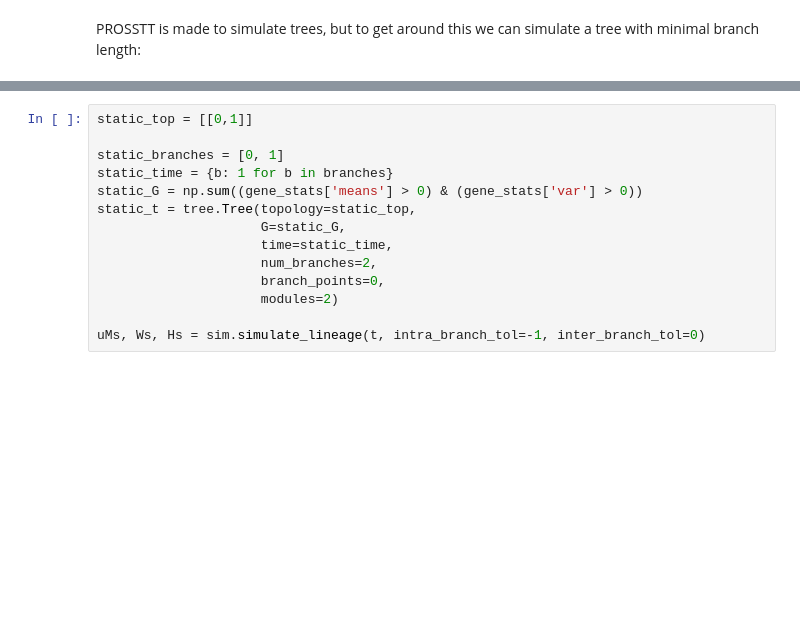
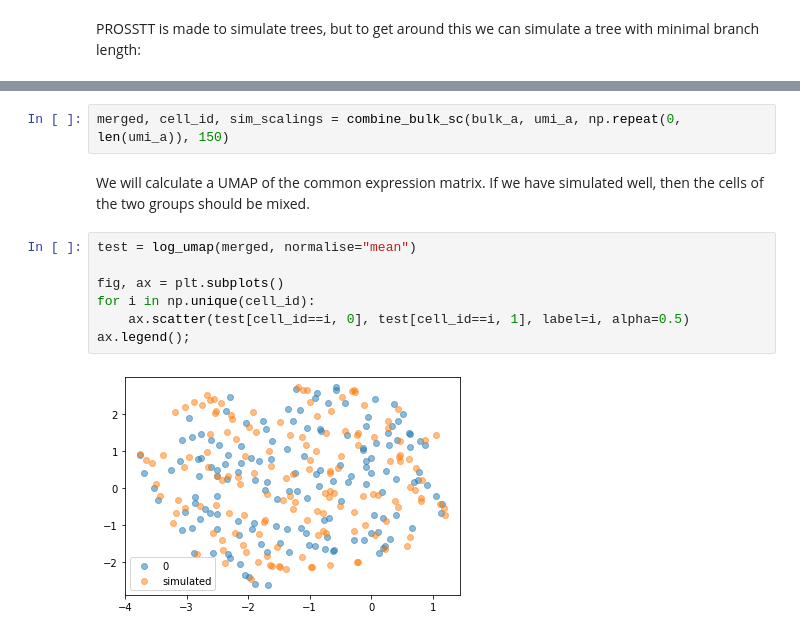
Before and after one commit to soedinglab/prosstt, a Jupyter notebook: examples/blood.ipynb, the cells around one changed output, grey strips where cells are left out. Saved outputs shown, nothing was run; the diff lists cells and outputs as text; blank space fills up the shorter version.

```diff
--- a/examples/blood.ipynb
+++ b/examples/blood.ipynb
@@ -245,14 +384,13 @@ np.sum(gene_stats['var']>0)
-# %%
-static_top = [[0,1]]
-
-static_branches = [0, 1]
-static_time = {b: 1 for b in branches}
-static_G = np.sum((gene_stats['means'] > 0) & (gene_stats['var'] > 0))
-static_t = tree.Tree(topology=static_top,
-                     G=static_G,
-                     time=static_time,
-                     num_branches=2,
-                     branch_points=0,
-                     modules=2)
-
-uMs, Ws, Hs = sim.simulate_lineage(t, intra_branch_tol=-1, inter_branch_tol=0)
+# %%
+merged, cell_id, sim_scalings = combine_bulk_sc(bulk_a, umi_a, np.repeat(0, len(umi_a)), 150)
+# %% [markdown]
+We will calculate a UMAP of the common expression matrix. If we have simulated well, then the cells of the two groups should be mixed.
+# %%
+test = log_umap(merged, normalise="mean")
+
+fig, ax = plt.subplots()
+for i in np.unique(cell_id):
+    ax.scatter(test[cell_id==i, 0], test[cell_id==i, 1], label=i, alpha=0.5)
+ax.legend();
+# %% [output]
+[figure, added]
```
Also changed, not shown: parts of 29 cells of this notebook, 1 other file.
